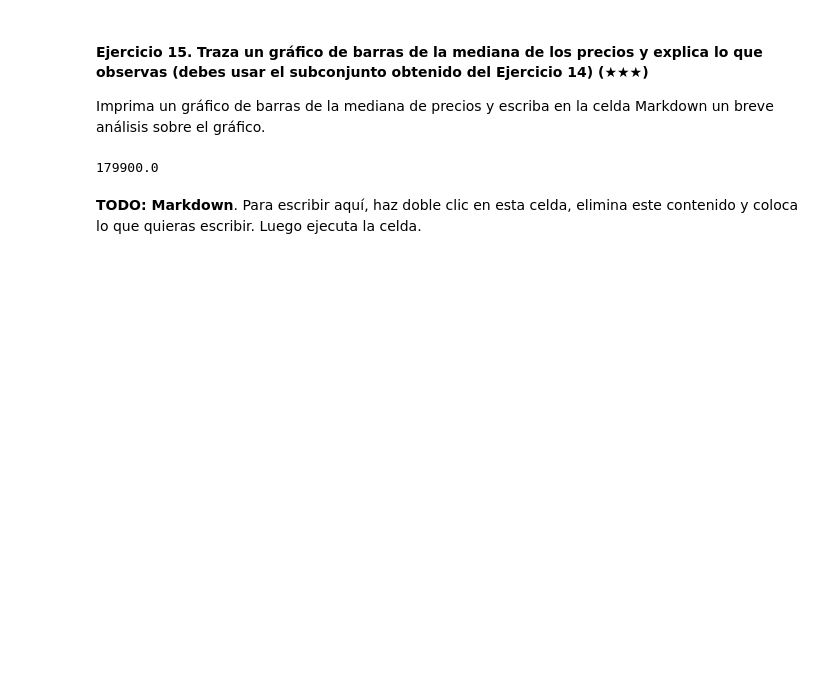
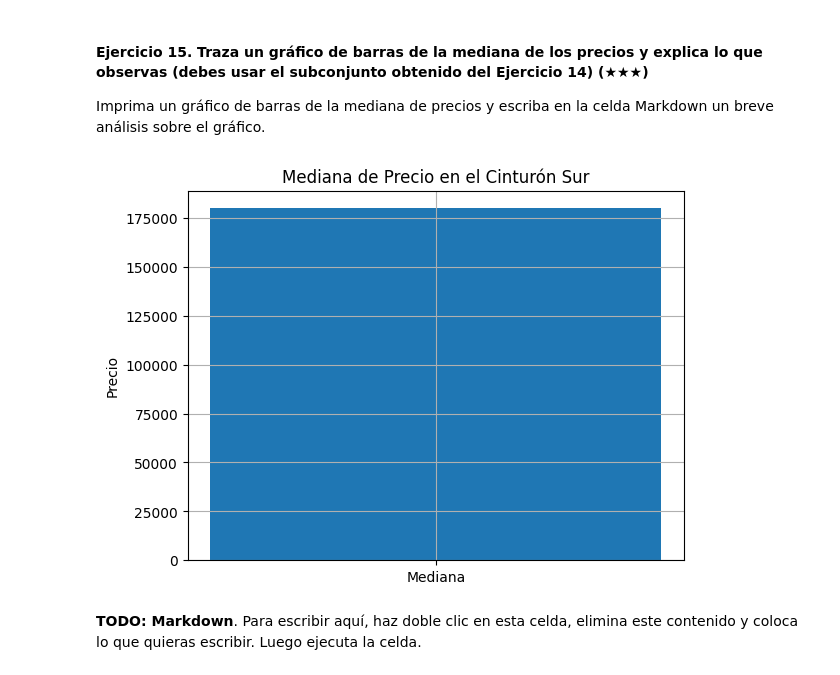
Before and after one commit to 4GeeksAcademy/jmrs-proyecto1, a Jupyter notebook: project.es.ipynb, the cells around one changed output. Cells and saved outputs as stored; diff of their text form; code cells hidden in the pictures; blank space fills up the shorter version.

```diff
--- a/project.es.ipynb
+++ b/project.es.ipynb
@@ -323,18 +297,22 @@ print (cs)
 Imprima un gráfico de barras de la mediana de precios y escriba en la celda Markdown un breve análisis sobre el gráfico.
 # %%
 import pandas as pd
-import matplotlib as plt
+import matplotlib.pyplot as plt
 import numpy as np
+
 ds = pd.read_csv('assets/real_estate.csv', sep=';')
+cinturon_sur = ["Fuenlabrada", "Leganes", "Getafe", "Alcorcon"]
+precios = cs["price"]
+mediana = np.median(precios)
 
-media = cs ["price"]
-mediana = np.median(media)
-print (mediana)
-#plt.bar ()
-#plt.show
-#falta el grafico
+# grafico
+plt.bar("Mediana", mediana)
+plt.title("Mediana de Precio en el Cinturón Sur")
+plt.ylabel("Precio")
+plt.grid()
+plt.show()
 # %% [output]
-179900.0
+[figure, added]
 # %% [markdown]
 **TODO: Markdown**. Para escribir aquí, haz doble clic en esta celda, elimina este contenido y coloca lo que quieras escribir. Luego ejecuta la celda.
 # %% [markdown]
```
Also changed, not shown: parts of 4 cells of this notebook.
